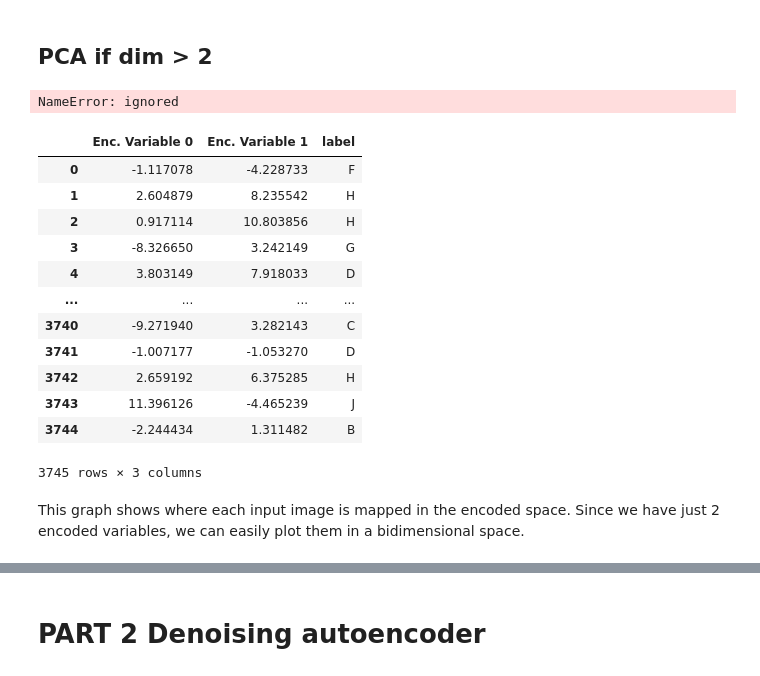
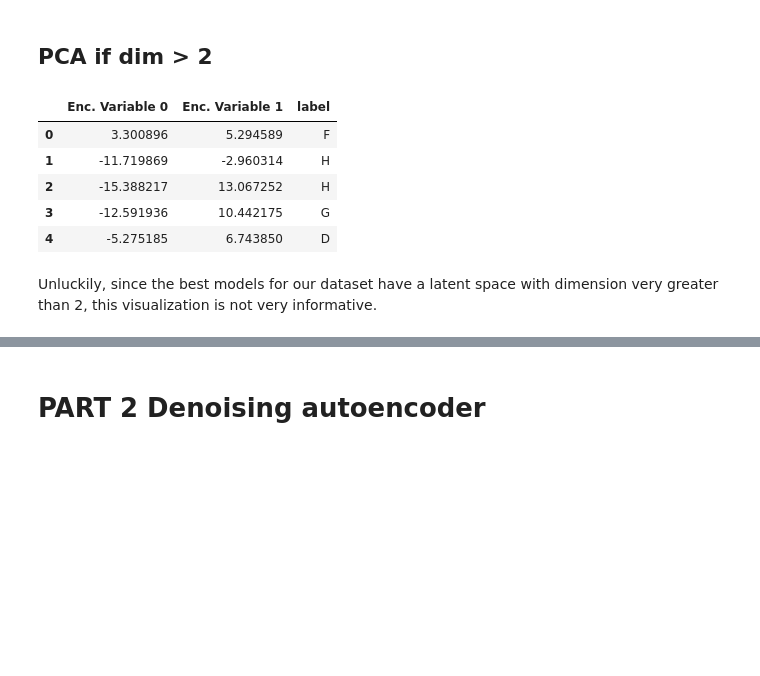
Before and after one commit to DanieleFoscarin/NNDL_hw2, a Jupyter notebook: nndl_2020__homework_2_optuna.ipynb, the cells around one changed output, grey strips where cells are left out. Cells and saved outputs as stored; diff of their text form; code cells hidden in the pictures; blank space fills up the shorter version.

```diff
--- a/nndl_2020__homework_2_optuna.ipynb
+++ b/nndl_2020__homework_2_optuna.ipynb
@@ -542,11 +491,2 @@ print(best_params)
 # %% [output]
 {'encoded_space_dim': 10, 'batch_size': 266, 'optim': 'Adam', 'conv1_ch': 64, 'conv2_ch': 128, 'conv3_ch': 128, 'fc_ch': 128, 'lr': 0.0033638691442384257}
-# %%
-import json
-json = json.dumps(best_params)
-f = open()
-# print(study.trials)
-# best_params_df = pd.DataFrame.from_dict(best_params)
-
-trials_df = study.trials_dataframe()
-trials_df
@@ -848,26 +760,17 @@ if encoded_space_dim > 2:
 else:
     encoded_samples_reduced = encoded_samples
     print("no need for PCA")
-# %% [output]
-NameError: ignored
 # %%
-encoded_samples_reduced
+encoded_samples_reduced.head()
 # %% [output]
 |  | Enc. Variable 0 | Enc. Variable 1 | label |
-| 0 | -1.117078 | -4.228733 | F |
-| 1 | 2.604879 | 8.235542 | H |
-| 2 | 0.917114 | 10.803856 | H |
-| 3 | -8.326650 | 3.242149 | G |
-| 4 | 3.803149 | 7.918033 | D |
-| ... | ... | ... | ... |
-| 3740 | -9.271940 | 3.282143 | C |
-| 3741 | -1.007177 | -1.053270 | D |
-| 3742 | 2.659192 | 6.375285 | H |
-| 3743 | 11.396126 | -4.465239 | J |
-| 3744 | -2.244434 | 1.311482 | B |
+| 0 | 3.300896 | 5.294589 | F |
+| 1 | -11.719869 | -2.960314 | H |
+| 2 | -15.388217 | 13.067252 | H |
+| 3 | -12.591936 | 10.442175 | G |
+| 4 | -5.275185 | 6.743850 | D |
-3745 rows × 3 columns
-# %% [markdown]
-This graph shows where each input image is mapped in the encoded space. Since we have just 2 encoded variables, we can easily plot them in a bidimensional space.
+# %% [markdown]
+Unluckily, since the best models for our dataset have a latent space with dimension very greater than 2, this visualization is not very informative.
 # %%
 import plotly.express as px
 px.scatter(encoded_samples_reduced, x='Enc. Variable 0', y='Enc. Variable 1', color=encoded_samples.label.astype(str), opacity=0.7)
```
Also changed, not shown: parts of 32 cells of this notebook.
